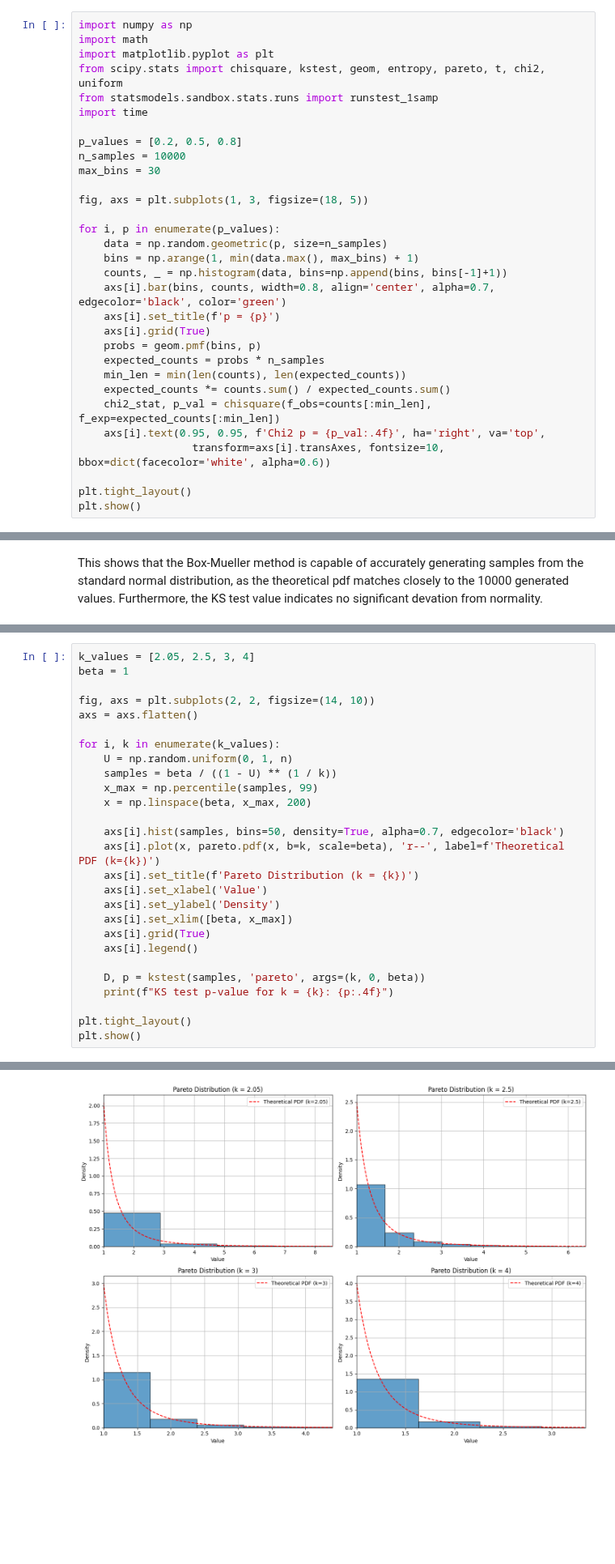
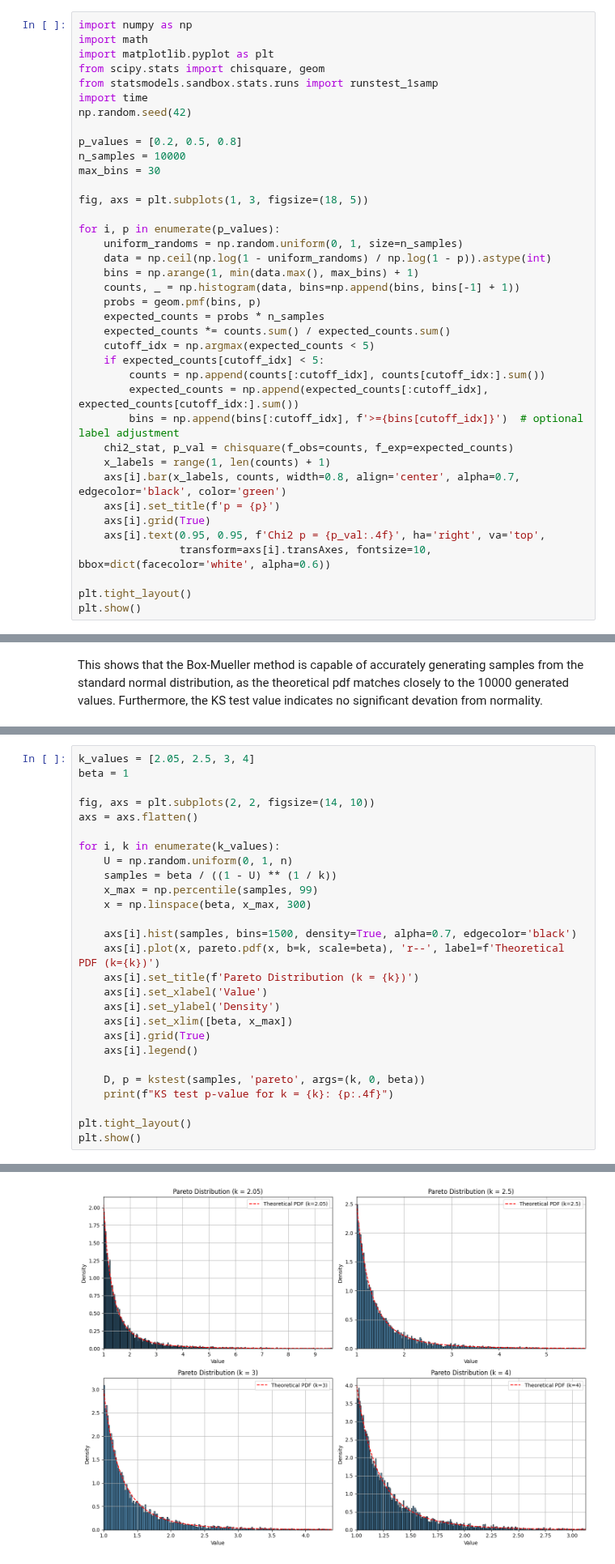
Before and after one commit to AntonJorg/stochastic_simulation, a Jupyter notebook: exercises_final/Exercise2&3.ipynb, the cells around one changed output, grey strips where cells are left out. Shown at 81% size. Drawn from its saved outputs; the diff is of its cells as text; blank space fills up the shorter version.

```diff
--- a/exercises_final/Exercise2&3.ipynb
+++ b/exercises_final/Exercise2&3.ipynb
@@ -10,9 +16,10 @@ I simulate $n=10000$ outcomes with the in-built geometric distribution in NumPy,
 import numpy as np
 import math
 import matplotlib.pyplot as plt
-from scipy.stats import chisquare, kstest, geom, entropy, pareto, t, chi2, uniform
+from scipy.stats import chisquare, geom
 from statsmodels.sandbox.stats.runs import runstest_1samp
 import time
+np.random.seed(42)
 
 p_values = [0.2, 0.5, 0.8]
 n_samples = 10000
@@ -21,19 +28,25 @@ max_bins = 30
 fig, axs = plt.subplots(1, 3, figsize=(18, 5))
 
 for i, p in enumerate(p_values):
-    data = np.random.geometric(p, size=n_samples)
+    uniform_randoms = np.random.uniform(0, 1, size=n_samples)
+    data = np.ceil(np.log(1 - uniform_randoms) / np.log(1 - p)).astype(int)
     bins = np.arange(1, min(data.max(), max_bins) + 1)
-    counts, _ = np.histogram(data, bins=np.append(bins, bins[-1]+1))
-    axs[i].bar(bins, counts, width=0.8, align='center', alpha=0.7, edgecolor='black', color='green')
+    counts, _ = np.histogram(data, bins=np.append(bins, bins[-1] + 1))
+    probs = geom.pmf(bins, p)
+    expected_counts = probs * n_samples
+    expected_counts *= counts.sum() / expected_counts.sum()
+    cutoff_idx = np.argmax(expected_counts < 5)
+    if expected_counts[cutoff_idx] < 5:
+        counts = np.append(counts[:cutoff_idx], counts[cutoff_idx:].sum())
+        expected_counts = np.append(expected_counts[:cutoff_idx], expected_counts[cutoff_idx:].sum())
+        bins = np.append(bins[:cutoff_idx], f'>={bins[cutoff_idx]}')  # optional label adjustment
+    chi2_stat, p_val = chisquare(f_obs=counts, f_exp=expected_counts)
+    x_labels = range(1, len(counts) + 1)
+    axs[i].bar(x_labels, counts, width=0.8, align='center', alpha=0.7, edgecolor='black', color='green')
     axs[i].set_title(f'p = {p}')
     axs[i].grid(True)
-    probs = geom.pmf(bins, p)
-    expected_counts = probs * n_samples
-    min_len = min(len(counts), len(expected_counts))
-    expected_counts *= counts.sum() / expected_counts.sum()
-    chi2_stat, p_val = chisquare(f_obs=counts[:min_len], f_exp=expected_counts[:min_len])
     axs[i].text(0.95, 0.95, f'Chi2 p = {p_val:.4f}', ha='right', va='top',
-                  transform=axs[i].transAxes, fontsize=10, bbox=dict(facecolor='white', alpha=0.6))
+                transform=axs[i].transAxes, fontsize=10, bbox=dict(facecolor='white', alpha=0.6))
 
 plt.tight_layout()
 plt.show()
@@ -348,9 +416,9 @@ for i, k in enumerate(k_values):
     U = np.random.uniform(0, 1, n)
     samples = beta / ((1 - U) ** (1 / k))
     x_max = np.percentile(samples, 99)
-    x = np.linspace(beta, x_max, 200)
+    x = np.linspace(beta, x_max, 300)
 
-    axs[i].hist(samples, bins=50, density=True, alpha=0.7, edgecolor='black')
+    axs[i].hist(samples, bins=1500, density=True, alpha=0.7, edgecolor='black')
     axs[i].plot(x, pareto.pdf(x, b=k, scale=beta), 'r--', label=f'Theoretical PDF (k={k})')
     axs[i].set_title(f'Pareto Distribution (k = {k})')
     axs[i].set_xlabel('Value')
@@ -372 +440 @@ KS test p-value for k = 4: 0.2425
-[figure, old version]
+[figure, new version]
```
Also changed, not shown: parts of 27 cells of this notebook.
